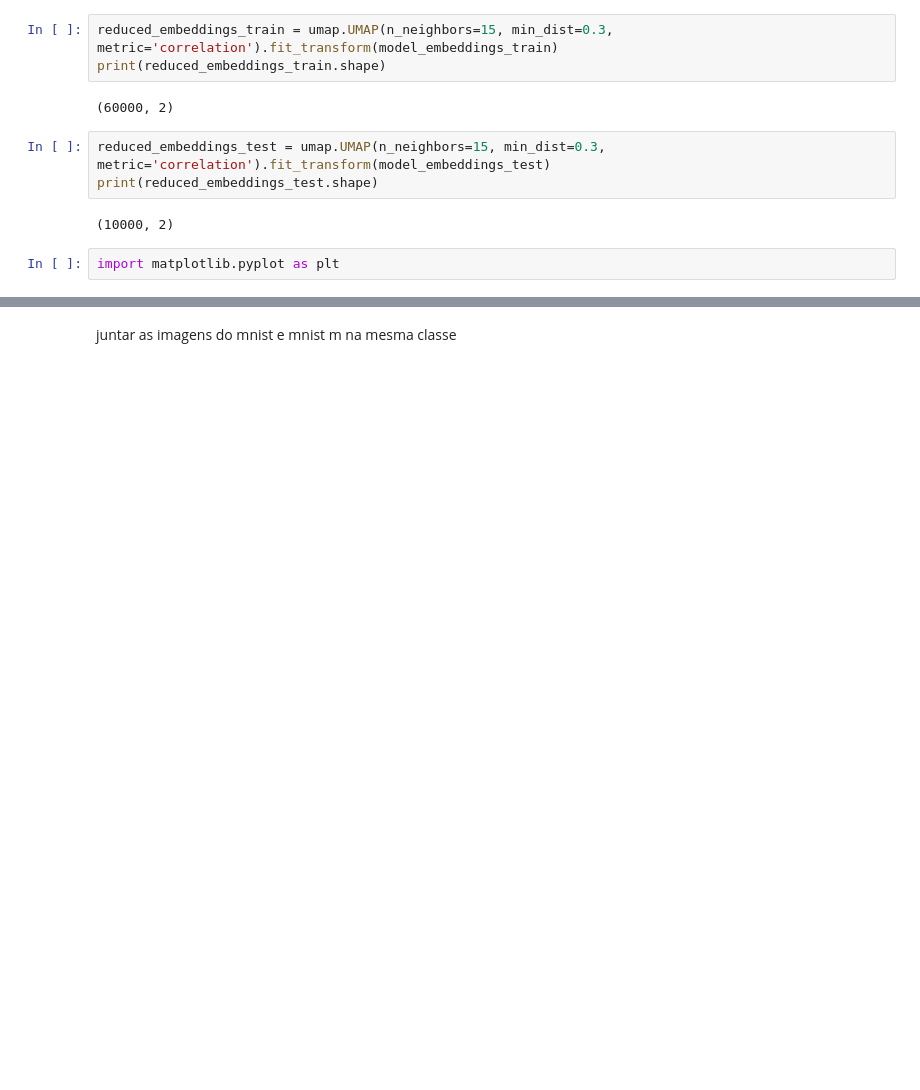
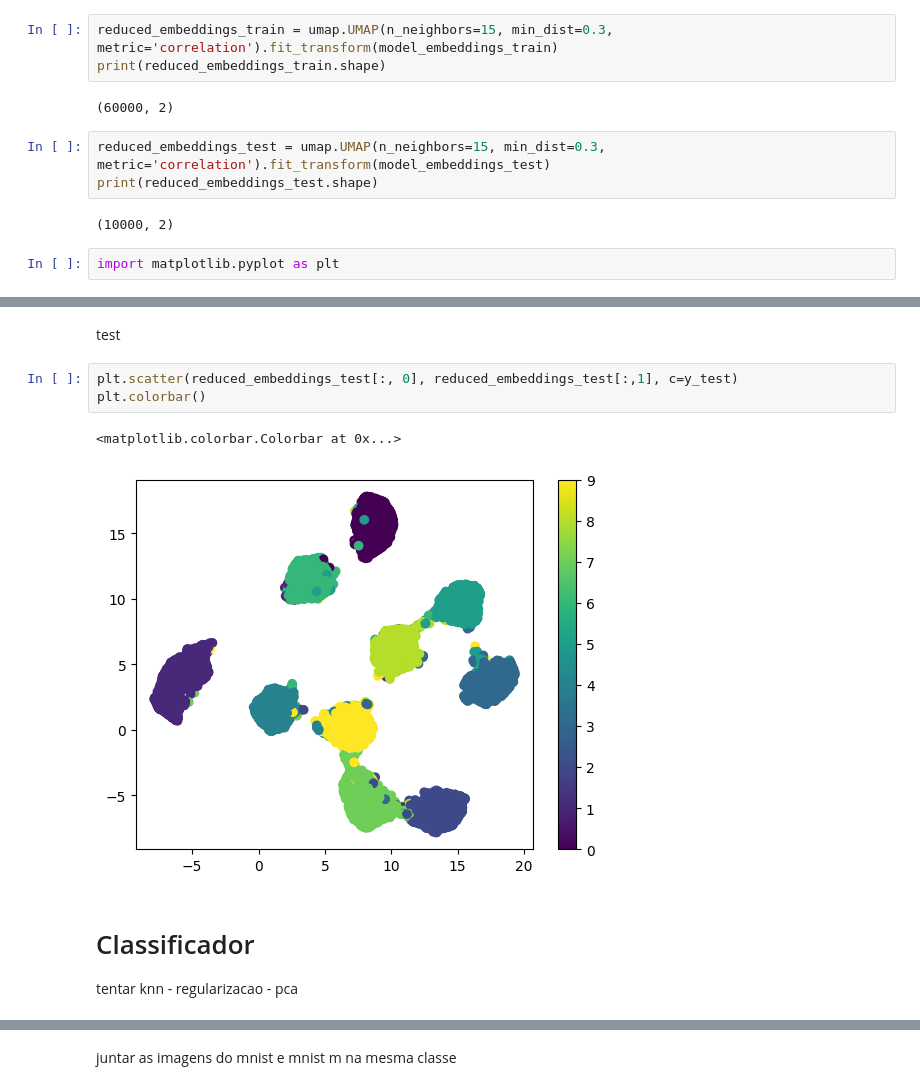
Before and after one commit to levyvix/tccer, a Jupyter notebook: passing.ipynb, the cells around one changed output, grey strips where cells are left out. Cells and saved outputs as stored; diff of their text form; blank space fills up the shorter version.

```diff
--- a/passing.ipynb
+++ b/passing.ipynb
@@ -159,2 +301,13 @@ plt.colorbar()
+# %% [markdown]
+test
+# %%
+plt.scatter(reduced_embeddings_test[:, 0], reduced_embeddings_test[:,1], c=y_test)
+plt.colorbar()
+# %% [output]
+<matplotlib.colorbar.Colorbar at 0x...>
+[figure, added]
+# %% [markdown]
+# Classificador
+ tentar knn - regularizacao - pca
 # %%
 from sklearn.ensemble import RandomForestClassifier
```
Also changed, not shown: parts of 36 cells of this notebook, 25 other files.
